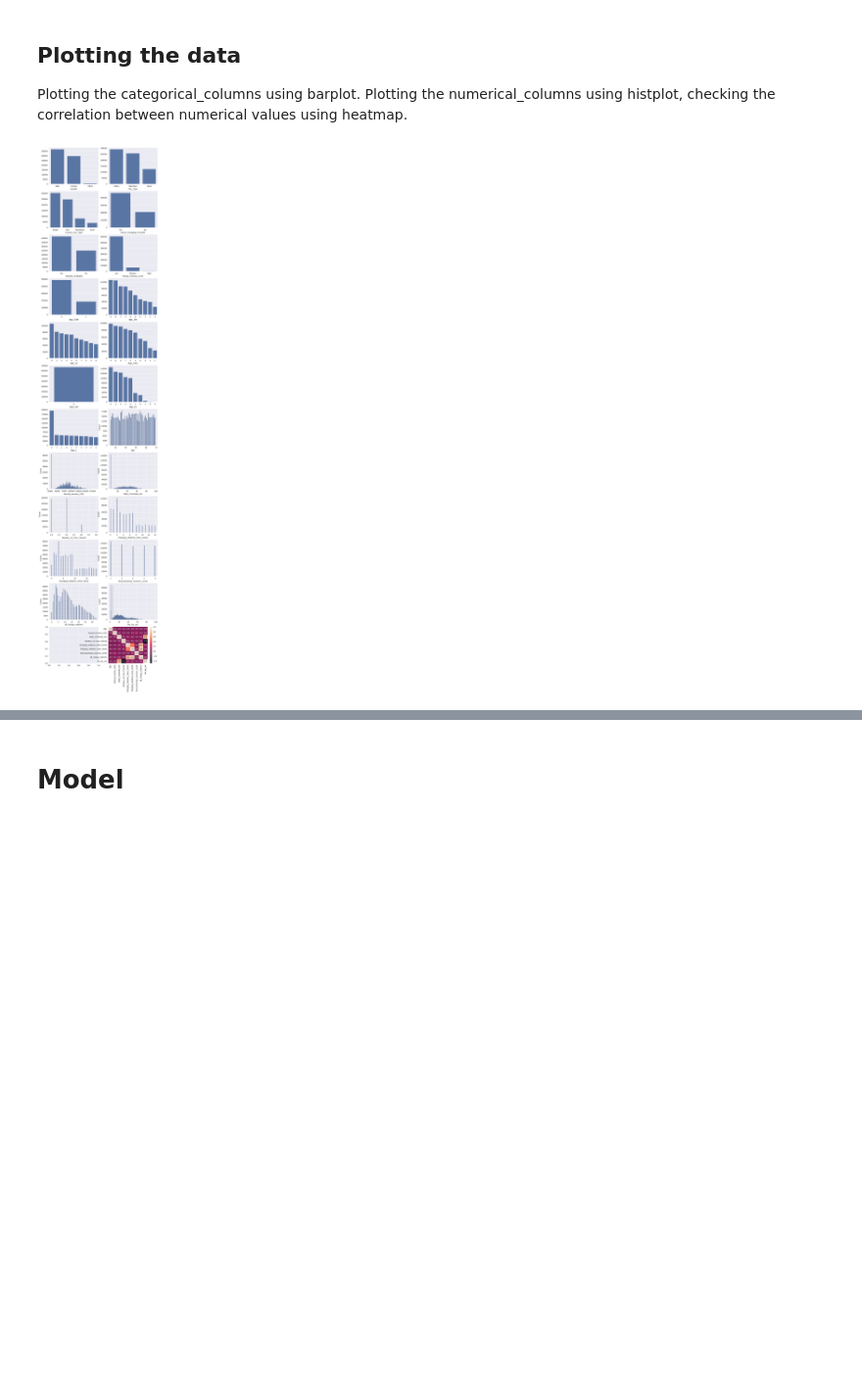
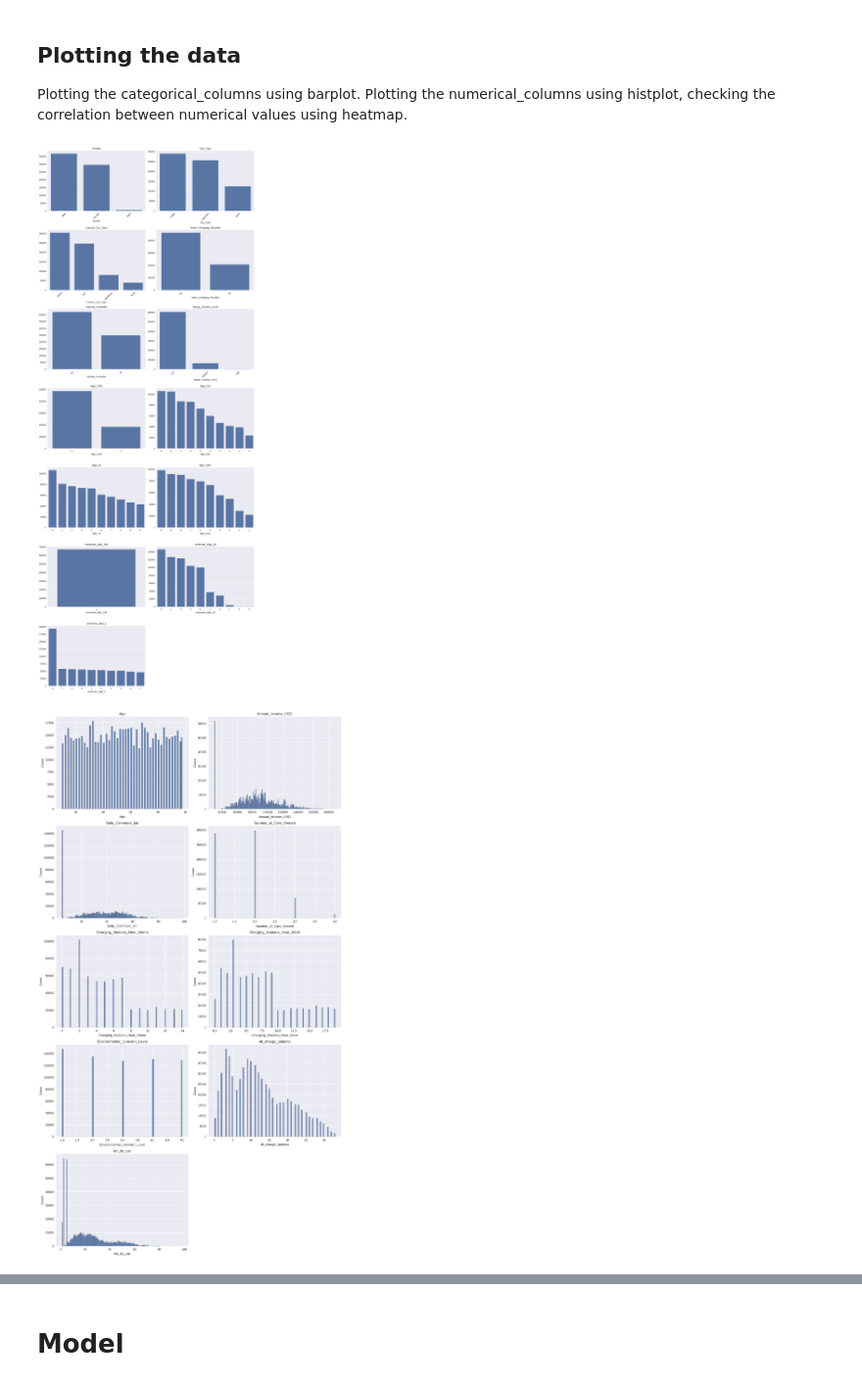
Before and after one commit to EymenAkb/Kaggle, a Jupyter notebook: tabular/electric_vehicle/electric-vehicle-keras.ipynb, the cells around one changed output, grey strips where cells are left out. Shown at 98% size. Drawn from its saved outputs; the diff is of its cells as text; code cells hidden in the pictures; blank space fills up the shorter version.

```diff
--- a/tabular/electric_vehicle/electric-vehicle-keras.ipynb
+++ b/tabular/electric_vehicle/electric-vehicle-keras.ipynb
@@ -242,21 +261,55 @@ memory usage: 122.4+ MB
 
 Plotting the categorical_columns using barplot.
 Plotting the numerical_columns using histplot, checking the correlation between numerical values using heatmap.
-# %%
-row_num = math.ceil((len(numerical_columns) + len(categorical_columns) + 1) / 2)
-fig, ax = plt.subplots(nrows=row_num, ncols=2, figsize=(10, row_num * 4), squeeze=False)
-axes_flat = ax.ravel()
-
-for i, column in enumerate(categorical_columns):
-    counts = train_df[column].value_counts()
-    sns.barplot(x=counts.index, y=counts.values, ax=axes_flat[i])
-
-for j, column in enumerate(numerical_columns):
-    index_for_ax = len(categorical_columns) + j
-    sns.histplot(train_df[column], ax=axes_flat[index_for_ax])
-
-sns.heatmap(train_df[numerical_columns].corr(), annot=True, fmt=".1f")
-
-plt.show()
-# %% [output]
-[figure, removed]
+# %%
+if categorical_columns:
+    n_cat = len(categorical_columns)
+    ncols = 2
+    nrows = math.ceil(n_cat / ncols)
+
+    fig, axes = plt.subplots(nrows=nrows, ncols=ncols, figsize=(14, 5 * nrows), squeeze=False)
+
+    axes = axes.ravel()
+
+    for i, column in enumerate(categorical_columns):
+        counts = train_df[column].value_counts().head(20)
+
+        sns.barplot(x=counts.index, y=counts.values, ax=axes[i])
+
+        axes[i].set_title(column)
+        axes[i].tick_params(axis="x", rotation=45)
+
+    for i in range(n_cat, len(axes)):
+        axes[i].set_visible(False)
+
+    plt.tight_layout()
+    plt.show()
+
+
+if numerical_columns:
+    n_num = len(numerical_columns)
+    ncols = 2
+    nrows = math.ceil(n_num / ncols)
+
+    fig, axes = plt.subplots(nrows=nrows, ncols=ncols, figsize=(14, 5 * nrows),squeeze=False)
+
+    axes = axes.ravel()
+
+    for i, column in enumerate(numerical_columns):
+        sns.histplot(train_df[column],ax=axes[i])
+
+        axes[i].set_title(column)
+    for i in range(n_num, len(axes)):
+        axes[i].set_visible(False)
+    plt.tight_layout()
+    plt.show()
+
+if len(numerical_columns) > 1:
+    plt.figure(figsize=(10, 8))
+    sns.heatmap(train_df[numerical_columns].corr(), annot=True, fmt=".1f", cmap="coolwarm", center=0)
+    plt.title("Numerical Feature Correlations")
+    plt.tight_layout()
+    plt.show()
+# %% [output]
+[figure, added]
+[figure, added]
```
Also changed, not shown: parts of 38 cells of this notebook.
